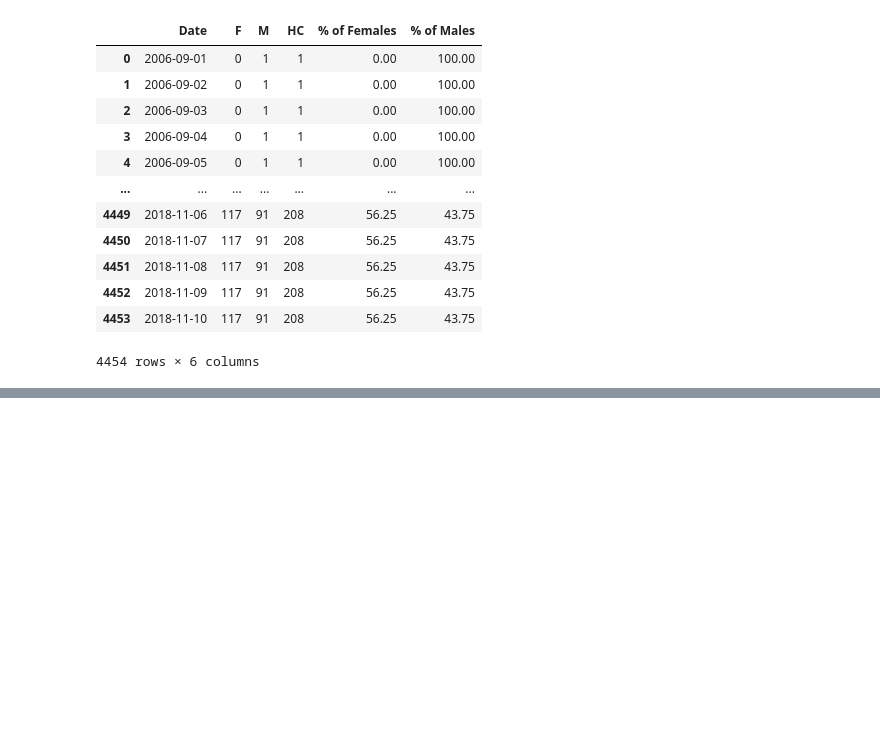
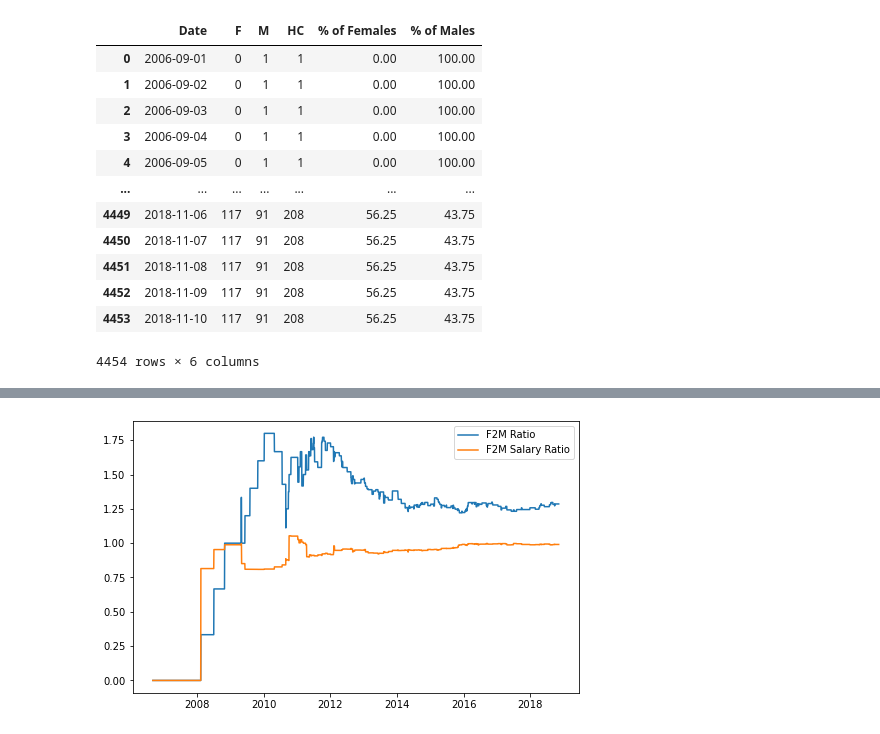
Before and after one commit to Morraja/TheBridge-PT-SD-Sept2021, a Jupyter notebook: Bloque 4 - Desarrollo y Storytelling/Ejercicios/all_together_ej/workforce_analysis.ipynb, the cells around one changed output, grey strips where cells are left out. Saved outputs shown, nothing was run; the diff lists cells and outputs as text; code cells hidden in the pictures; blank space fills up the shorter version.

```diff
--- a/Bloque 4 - Desarrollo y Storytelling/Ejercicios/all_together_ej/workforce_analysis.ipynb
+++ b/Bloque 4 - Desarrollo y Storytelling/Ejercicios/all_together_ej/workforce_analysis.ipynb
@@ -116,0 +142,21 @@ plt.plot(date_df['% of Males'])
+# %%
+def fem_male_ratio(dataset, dates_list):
+
+    date_list = []
+    ratio = []
+    salary_ratio = []
+
+    for chosendate in dates_list:
+        date_list.append(chosendate)
+        ratio.append(len(dataset[ (dataset['Sex'] == 'F') & ((dataset['DateofHire']<=chosendate) & ((dataset['DateofTermination']>=chosendate) | (dataset['DateofTermination'].isnull())))]) /
+        len(dataset[ (dataset['Sex'] == 'M') & ((dataset['DateofHire']<=chosendate) & ((dataset['DateofTermination']>=chosendate) | (dataset['DateofTermination'].isnull())))]))
+        salary_ratio.append(dataset[(dataset['Sex']=='F') & (dataset['DateofHire']<=chosendate) & ((dataset['DateofTermination']>=chosendate) | (dataset['DateofTermination'].isnull()))]['Salary'].mean() /
+                           dataset[(dataset['Sex']=='M') & (dataset['DateofHire']<=chosendate) & ((dataset['DateofTermination']>=chosendate) | (dataset['DateofTermination'].isnull()))]['Salary'].mean())
+
+        new_df = pd.DataFrame({'Date': date_list, 'F2M Ratio': ratio, 'F2M Salary Ratio': salary_ratio})
+
+    return new_df
+# %%
+ratio_df = fem_male_ratio(df, date_list)
+ratio_df = ratio_df.set_index('Date')
+ratio_df
@@ -116,0 +178,13 @@ plt.plot(date_df['% of Males'])
+# %%
+diversity_df = date_df.join(mean_sal)
+diversity_df = diversity_df.join(ratio_df)
+diversity_df = diversity_df.fillna(0)
+# %%
+plt.subplots(figsize=(8, 5))
+
+plt.plot(diversity_df['F2M Ratio'], label='F2M Ratio')
+plt.plot(diversity_df['F2M Salary Ratio'], label='F2M Salary Ratio')
+
+plt.legend();
+# %% [output]
+[figure, added]
```
Also changed, not shown: parts of 8 cells of this notebook, 50 other files.
